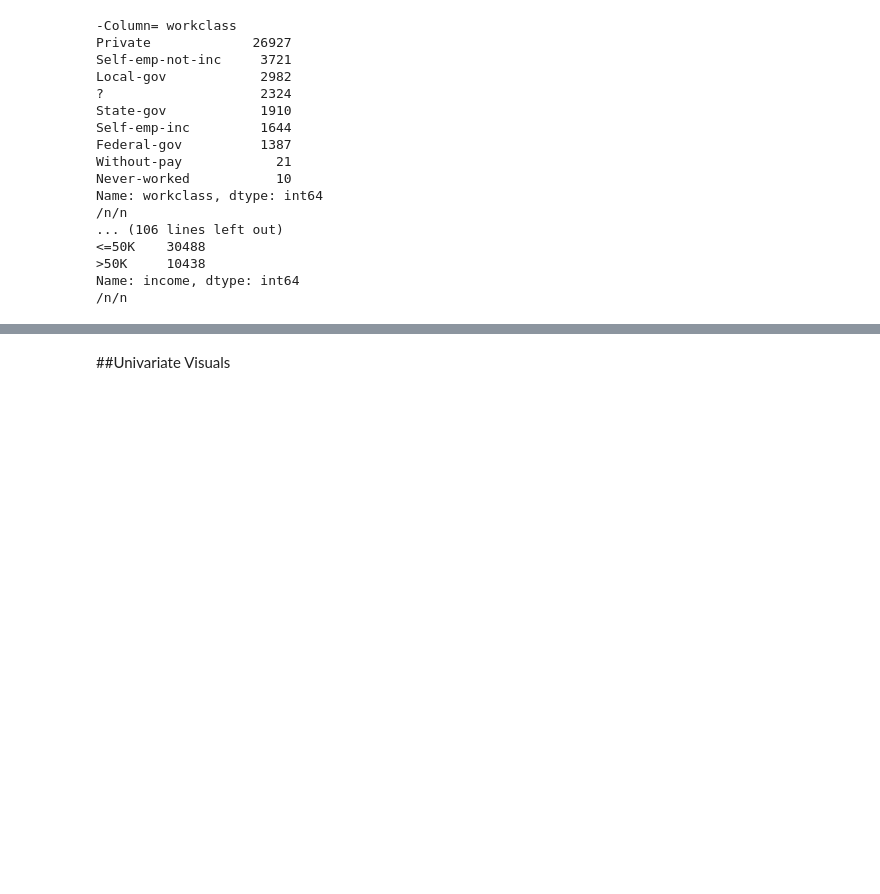
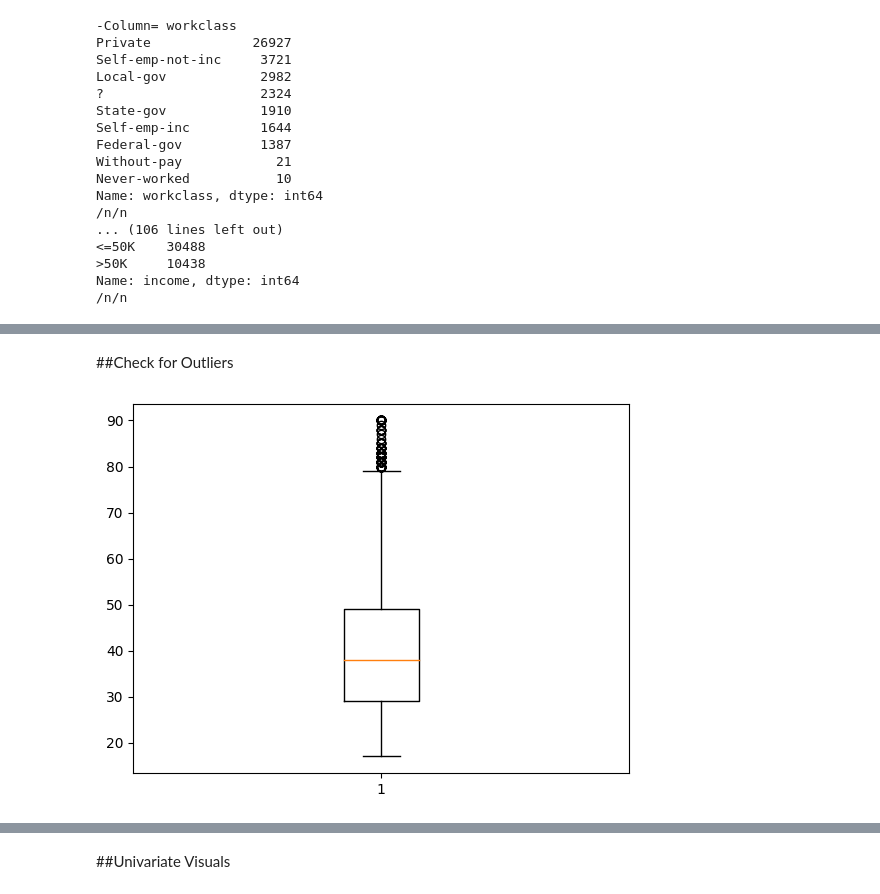
Before and after one commit to thejustinfields/incomepredictions, a Jupyter notebook: AdultIncome.ipynb, the cells around one changed output, grey strips where cells are left out. Drawn from its saved outputs; the diff is of its cells as text; code cells hidden in the pictures; blank space fills up the shorter version.

```diff
--- a/AdultIncome.ipynb
+++ b/AdultIncome.ipynb
@@ -184,0 +276,5 @@ Name: capital-gain, dtype: int64
+# %%
+#Remove Preschool because it is statistically insignificant
+df["education"] = df["education"].astype("category")
+df["education"] = df["education"].cat.remove_categories("Preschool")
+df["education"].value_counts()
@@ -184,0 +298,18 @@ Name: capital-gain, dtype: int64
+# %%
+#Combine categories to create less categories
+df['education'] = df['education'].replace({'1st-4th':'Gradeschool'})
+df['education'] = df['education'].replace({'5th-6th':'Gradeschool'})
+df['education'] = df['education'].replace({'7th-8th':'Gradeschool'})
+df['education'] = df['education'].replace({'9th':'Highschool'})
+df['education'] = df['education'].replace({'10th':'Highschool'})
+df['education'] = df['education'].replace({'11th':'Highschool'})
+df['education'] = df['education'].replace({'12th':'Highschool_Grad'})
+df['education'] = df['education'].replace({'HS-grad':'Highschool'})
+df['education'] = df['education'].replace({'Some-college':'Undergrad'})
+df['education'] = df['education'].replace({'Bachelors':'Undergrad'})
+df['education'] = df['education'].replace({'Assoc-voc':'Undergrad'})
+df['education'] = df['education'].replace({'Assoc-acdm':'Undergrad'})
+df['education'] = df['education'].replace({'Prof-school':'Graduate'})
+df['education'] = df['education'].replace({'Masters':'Graduate'})
+df['education'] = df['education'].replace({'Doctorate':'Graduate'})
+df['education'].value_counts()
@@ -184,0 +334,5 @@ Name: capital-gain, dtype: int64
+# %%
+#Remove Married-AF-spouse because it is statistically insignificant
+df["marital-status"] = df["marital-status"].astype("category")
+df["marital-status"] = df["marital-status"].cat.remove_categories("Married-AF-spouse")
+df["marital-status"].value_counts()
@@ -184,0 +365,5 @@ Name: capital-gain, dtype: int64
+# %%
+#Remove Armed Forces because it is statistically insignificant
+df["occupation"] = df["occupation"].astype("category")
+df["occupation"] = df["occupation"].cat.remove_categories("Armed-Forces")
+df["occupation"].value_counts()
@@ -184,0 +471,8 @@ Name: capital-gain, dtype: int64
+# %% [markdown]
+##Check for Outliers
+# %%
+data = df["age"]
+fig, ax = plt.subplots()
+ax.boxplot([data]);
+# %% [output]
+[figure, added]
```
Also changed, not shown: parts of 34 cells of this notebook.
